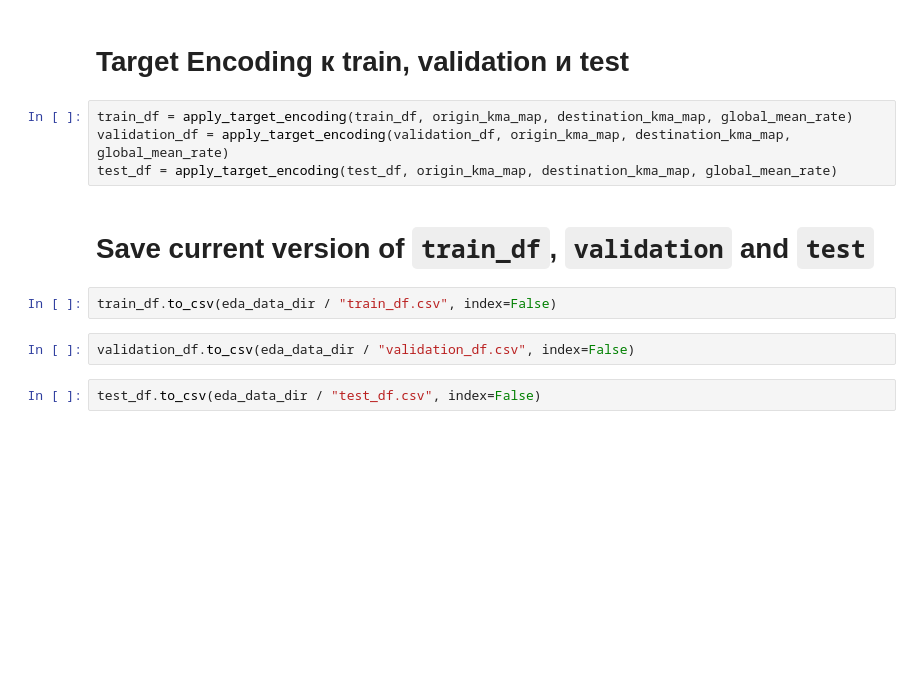
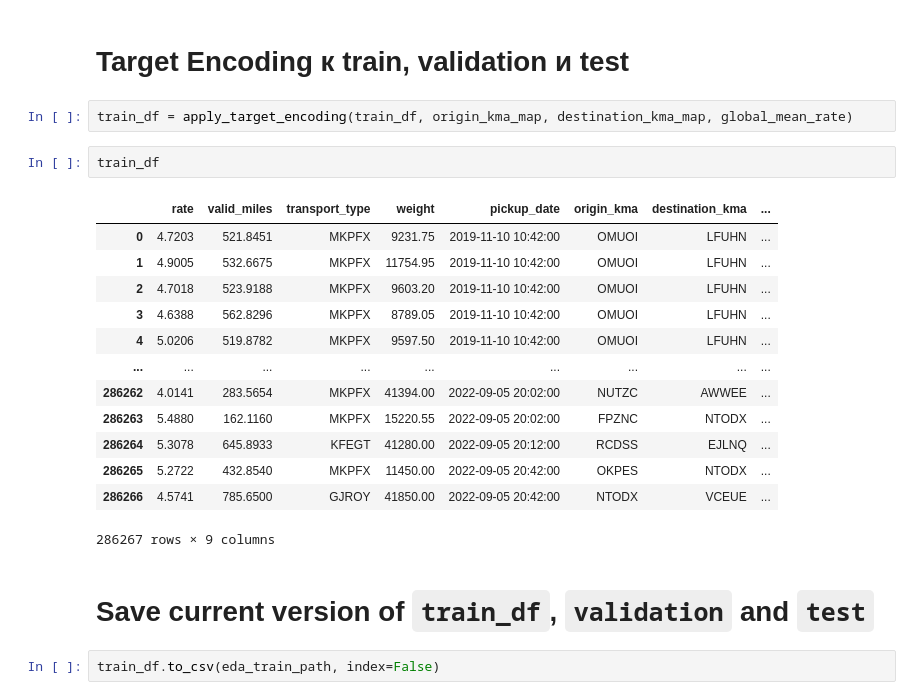
Before and after one commit to ryndovaira/greenscreens-ai-ml-engineer, a Jupyter notebook: EDA/eda_03_kma.ipynb, the cells around one changed output. Drawn from its saved outputs; the diff is of its cells as text; blank space fills up the shorter version.

```diff
--- a/EDA/eda_03_kma.ipynb
+++ b/EDA/eda_03_kma.ipynb
@@ -82,13 +82,23 @@ def apply_target_encoding(df, origin_map, destination_map, global_mean):
 # Target Encoding к train, validation и test
 # %%
 train_df = apply_target_encoding(train_df, origin_kma_map, destination_kma_map, global_mean_rate)
-validation_df = apply_target_encoding(validation_df, origin_kma_map, destination_kma_map, global_mean_rate)
-test_df = apply_target_encoding(test_df, origin_kma_map, destination_kma_map, global_mean_rate)
+# %%
+train_df
+# %% [output]
+|  | rate | valid_miles | transport_type | weight | pickup_date | origin_kma | destination_kma | ... |
+| 0 | 4.7203 | 521.8451 | MKPFX | 9231.75 | 2019-11-10 10:42:00 | OMUOI | LFUHN | ... |
+| 1 | 4.9005 | 532.6675 | MKPFX | 11754.95 | 2019-11-10 10:42:00 | OMUOI | LFUHN | ... |
+| 2 | 4.7018 | 523.9188 | MKPFX | 9603.20 | 2019-11-10 10:42:00 | OMUOI | LFUHN | ... |
+| 3 | 4.6388 | 562.8296 | MKPFX | 8789.05 | 2019-11-10 10:42:00 | OMUOI | LFUHN | ... |
+| 4 | 5.0206 | 519.8782 | MKPFX | 9597.50 | 2019-11-10 10:42:00 | OMUOI | LFUHN | ... |
+| ... | ... | ... | ... | ... | ... | ... | ... | ... |
+| 286262 | 4.0141 | 283.5654 | MKPFX | 41394.00 | 2022-09-05 20:02:00 | NUTZC | AWWEE | ... |
+| 286263 | 5.4880 | 162.1160 | MKPFX | 15220.55 | 2022-09-05 20:02:00 | FPZNC | NTODX | ... |
+| 286264 | 5.3078 | 645.8933 | KFEGT | 41280.00 | 2022-09-05 20:12:00 | RCDSS | EJLNQ | ... |
+| 286265 | 5.2722 | 432.8540 | MKPFX | 11450.00 | 2022-09-05 20:42:00 | OKPES | NTODX | ... |
+| 286266 | 4.5741 | 785.6500 | GJROY | 41850.00 | 2022-09-05 20:42:00 | NTODX | VCEUE | ... |
+286267 rows × 9 columns
 # %% [markdown]
 # Save current version of `train_df`, `validation` and `test`
 # %%
-train_df.to_csv(eda_data_dir / "train_df.csv", index=False)
+train_df.to_csv(eda_train_path, index=False)
-# %%
-validation_df.to_csv(eda_data_dir / "validation_df.csv", index=False)
-# %%
-test_df.to_csv(eda_data_dir / "test_df.csv", index=False)
```
Also changed, not shown: parts of 1 cell of this notebook, 1 other file.
